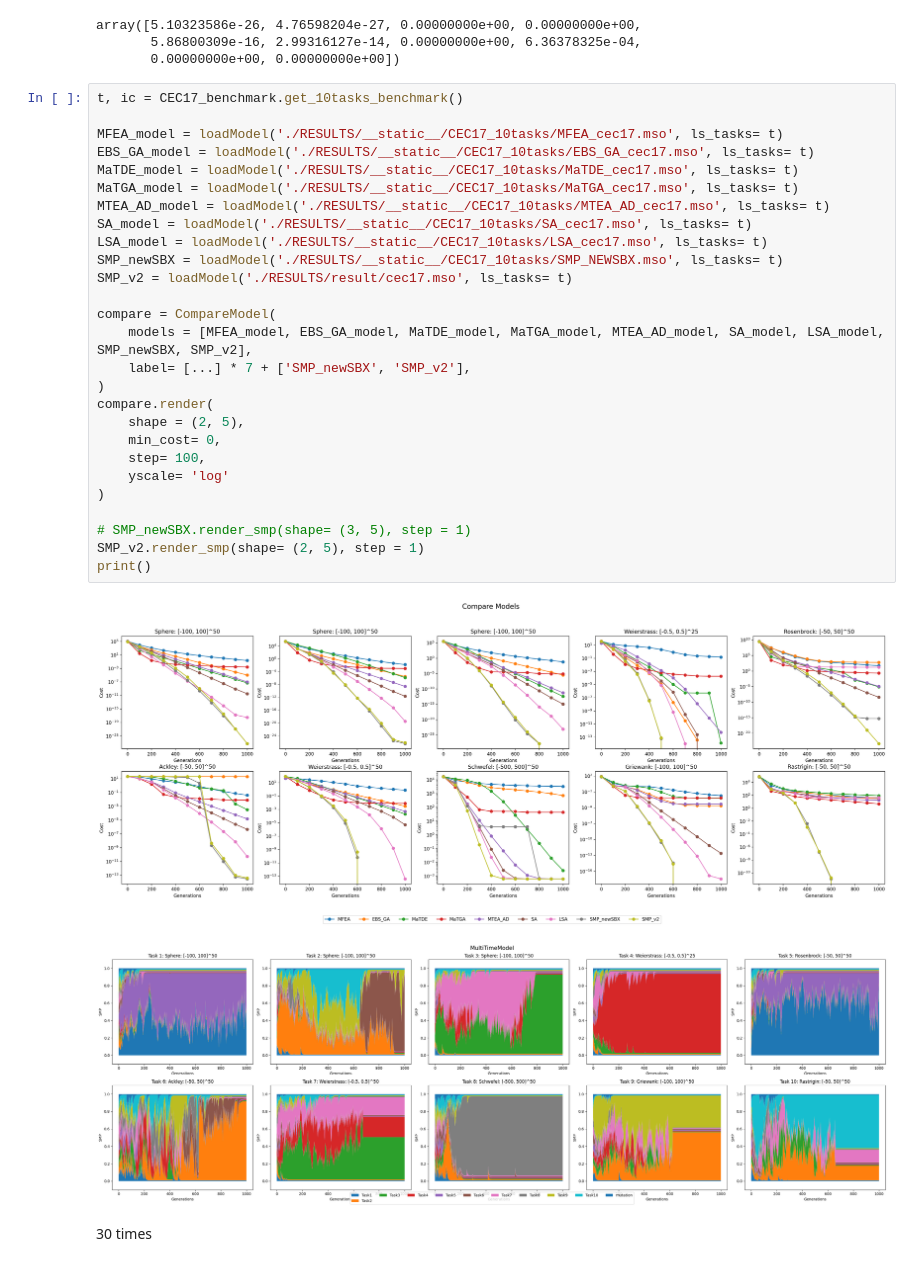
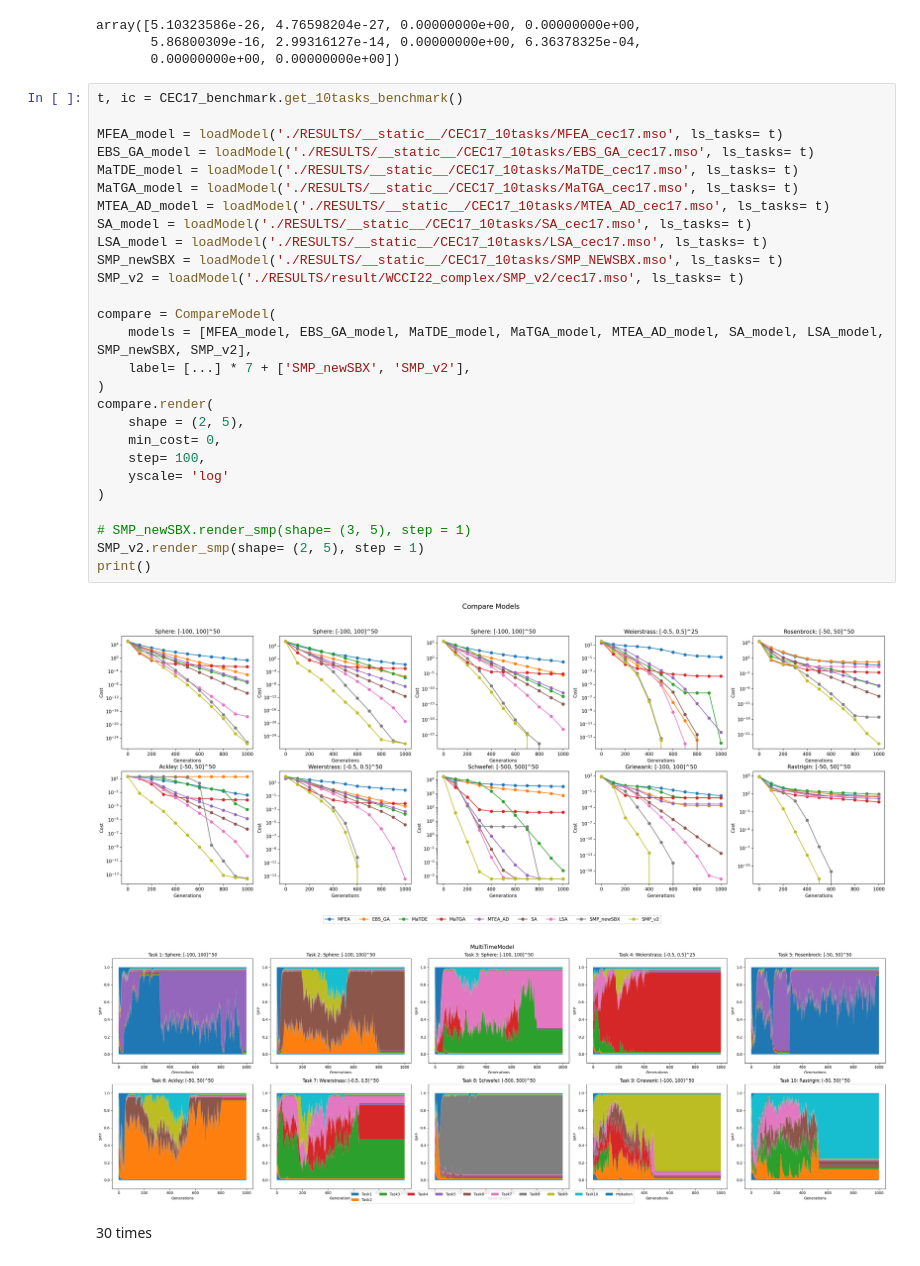
Before and after one commit to KM-MSO/MFEA_MSO, a Jupyter notebook: 5_SMP_MFEA.ipynb, the cells around one changed output. Cells and saved outputs as stored; diff of their text form.

Commit message:
v2 complex + cec17

```diff
--- a/5_SMP_MFEA.ipynb
+++ b/5_SMP_MFEA.ipynb
@@ -107,33 +108,33 @@ array([5.10323586e-26, 4.76598204e-27, 0.00000000e+00, 0.00000000e+00,
 # %%
 t, ic = CEC17_benchmark.get_10tasks_benchmark()
 
 MFEA_model = loadModel('./RESULTS/__static__/CEC17_10tasks/MFEA_cec17.mso', ls_tasks= t)
 EBS_GA_model = loadModel('./RESULTS/__static__/CEC17_10tasks/EBS_GA_cec17.mso', ls_tasks= t)
 MaTDE_model = loadModel('./RESULTS/__static__/CEC17_10tasks/MaTDE_cec17.mso', ls_tasks= t)
 MaTGA_model = loadModel('./RESULTS/__static__/CEC17_10tasks/MaTGA_cec17.mso', ls_tasks= t)
 MTEA_AD_model = loadModel('./RESULTS/__static__/CEC17_10tasks/MTEA_AD_cec17.mso', ls_tasks= t)
 SA_model = loadModel('./RESULTS/__static__/CEC17_10tasks/SA_cec17.mso', ls_tasks= t)
 LSA_model = loadModel('./RESULTS/__static__/CEC17_10tasks/LSA_cec17.mso', ls_tasks= t)
 SMP_newSBX = loadModel('./RESULTS/__static__/CEC17_10tasks/SMP_NEWSBX.mso', ls_tasks= t)
-SMP_v2 = loadModel('./RESULTS/result/cec17.mso', ls_tasks= t)
+SMP_v2 = loadModel('./RESULTS/result/WCCI22_complex/SMP_v2/cec17.mso', ls_tasks= t)
 
 compare = CompareModel(
     models = [MFEA_model, EBS_GA_model, MaTDE_model, MaTGA_model, MTEA_AD_model, SA_model, LSA_model, SMP_newSBX, SMP_v2],
     label= [...] * 7 + ['SMP_newSBX', 'SMP_v2'],
 )
 compare.render(
     shape = (2, 5),
     min_cost= 0,
     step= 100,
     yscale= 'log'
 )
 
 # SMP_newSBX.render_smp(shape= (3, 5), step = 1)
 SMP_v2.render_smp(shape= (2, 5), step = 1)
 print()
 # %% [output]
-[figure, old version]
+[figure, new version]
-[figure, old version]
+[figure, new version]
 # %% [markdown]
 30 times
 # %%
```
Also changed, not shown: parts of 7 cells of this notebook, 6 other files.
